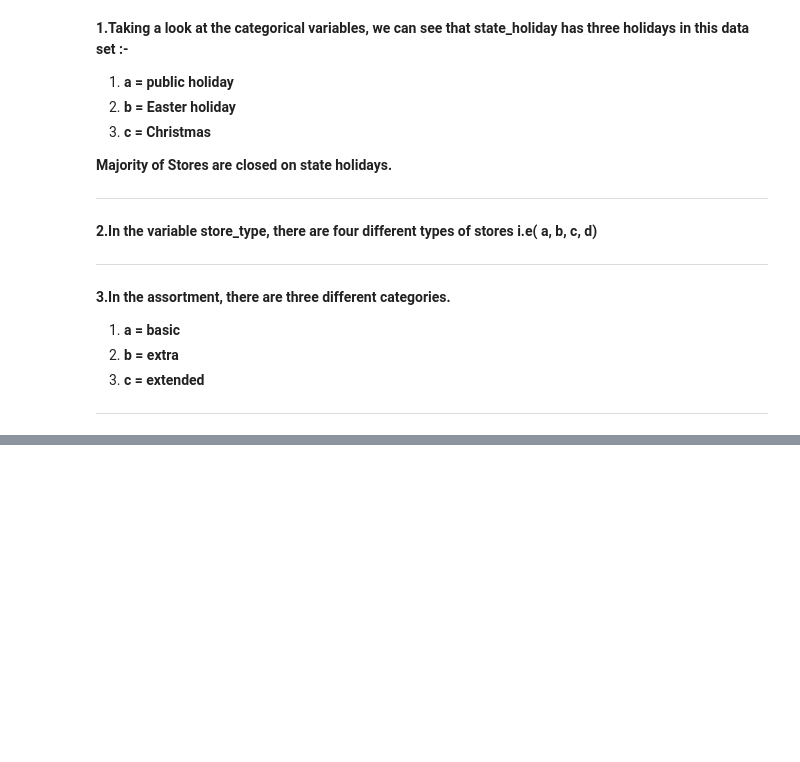
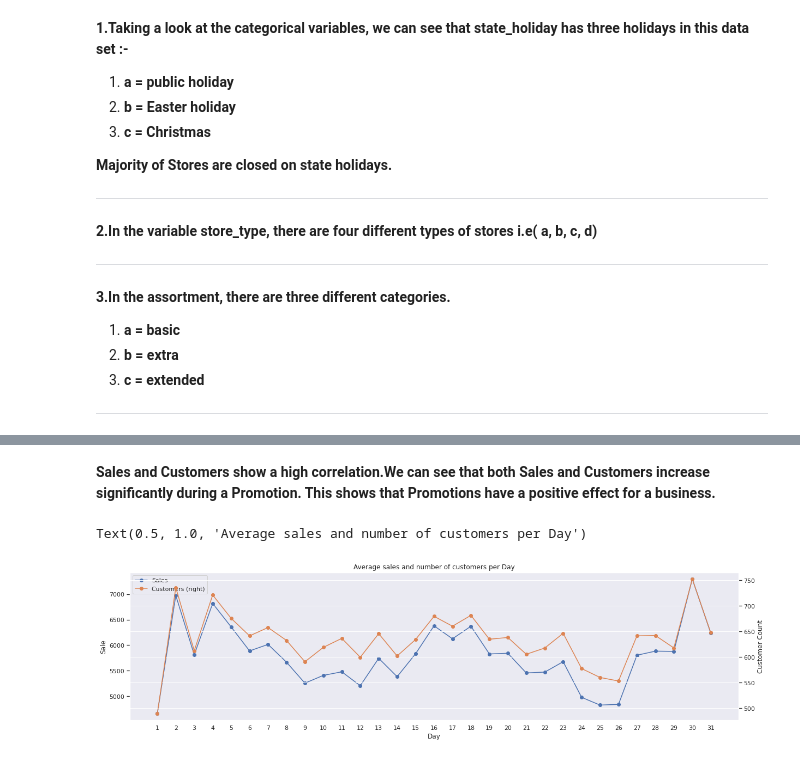
Before and after one commit to priyankashinde-DS/Rossmann_sales_prediction, a Jupyter notebook: ML(Supervised)_Rossmann_Sales_Prediction_Capstone_Project.ipynb, the cells around one changed output, grey strips where cells are left out. Drawn from its saved outputs; the diff is of its cells as text; code cells hidden in the pictures; blank space fills up the shorter version.

```diff
--- a/ML(Supervised)_Rossmann_Sales_Prediction_Capstone_Project.ipynb
+++ b/ML(Supervised)_Rossmann_Sales_Prediction_Capstone_Project.ipynb
@@ -428,0 +438,11 @@ sns.countplot(store_sale_data['Assortment'])
+# %% [markdown]
+**Sales and Customers show a high correlation.We can see that both Sales and Customers increase significantly during a Promotion. This shows that Promotions have a positive effect for a business.**
+# %%
+ax = store_sale_data.groupby('Day')[['Sales', 'Customers']].mean().plot(secondary_y=['Customers'], figsize=(20,5), marker='o')
+ax.set_ylabel('Sale')
+ax.right_ax.set_ylabel('Customer Count')
+ax.set_xticks(range(1,32))
+plt.title('Average sales and number of customers per Day')
+# %% [output]
+Text(0.5, 1.0, 'Average sales and number of customers per Day')
+[figure, added]
```
Also changed, not shown: parts of 16 cells of this notebook.
